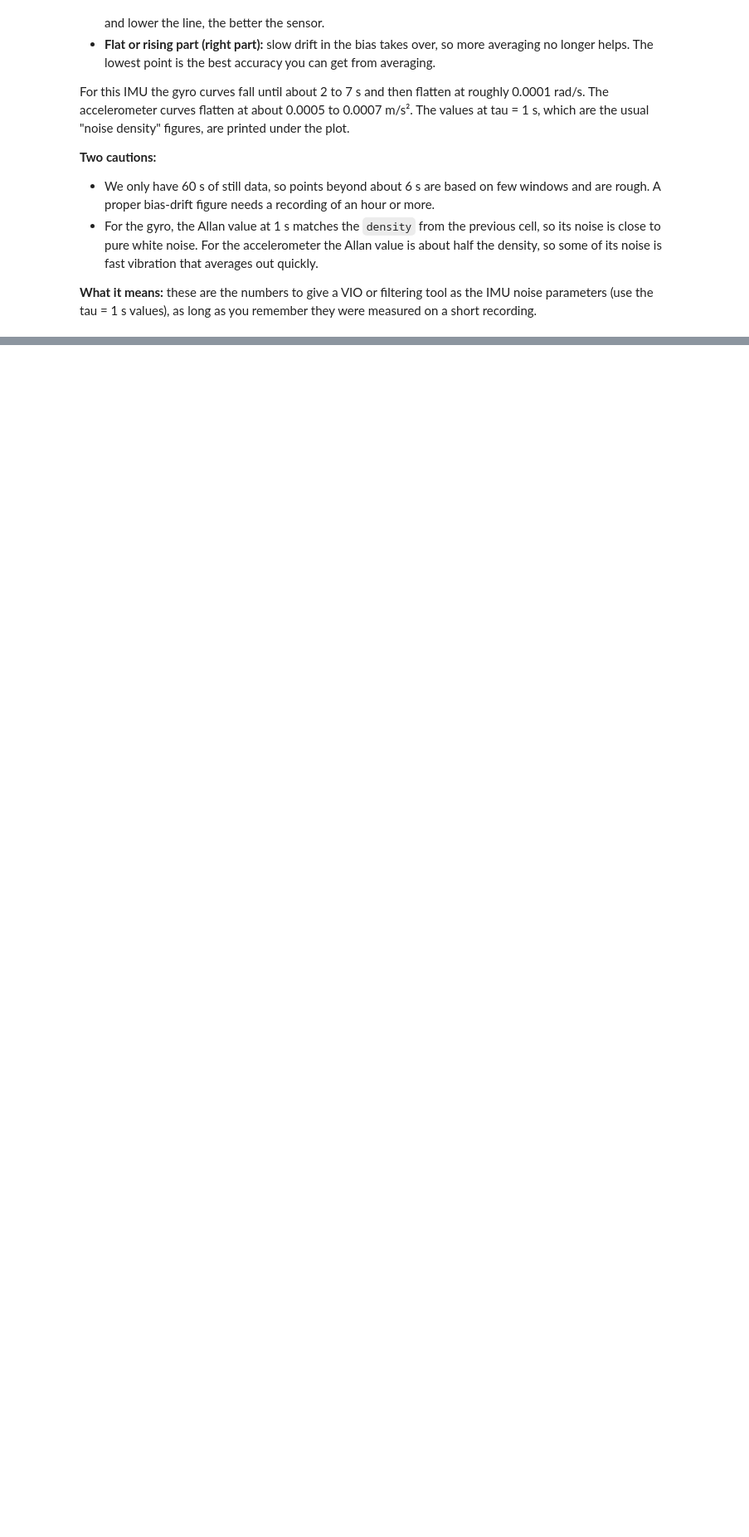
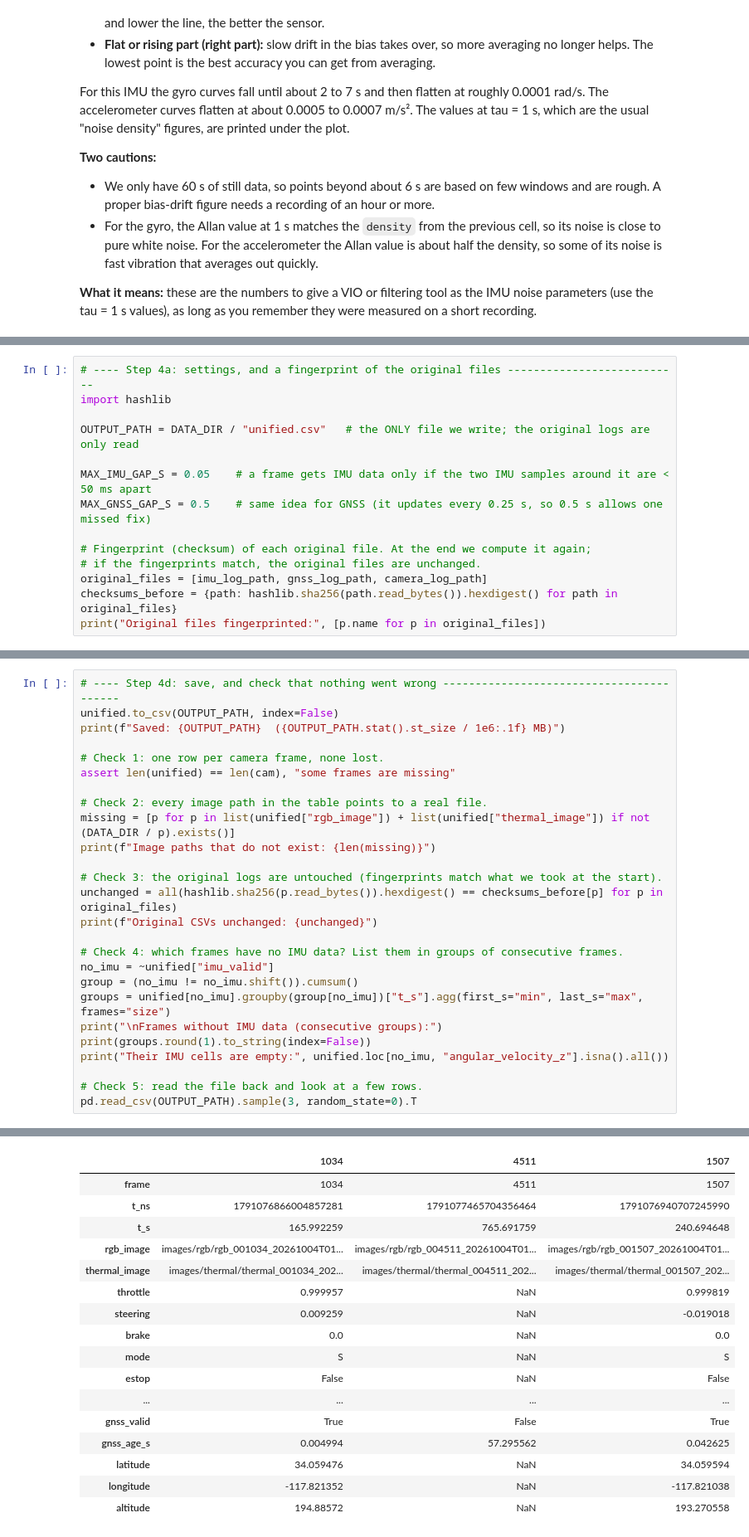
Before and after one commit to Coolguy4123/ASL_VIO, a Jupyter notebook: DataPreprocess.ipynb, the cells around one changed output, grey strips where cells are left out. Shown at 83% size. Saved outputs shown, nothing was run; the diff lists cells and outputs as text; blank space fills up the shorter version.

Commit message:
Added unified csv section

```diff
--- a/DataPreprocess.ipynb
+++ b/DataPreprocess.ipynb
@@ -521,0 +746,14 @@ These values are for this episode. They come from one 60 s still stretch, so tre
+# %%
+# ---- Step 4a: settings, and a fingerprint of the original files ---------------------------
+import hashlib
+
+OUTPUT_PATH = DATA_DIR / "unified.csv"   # the ONLY file we write; the original logs are only read
+
+MAX_IMU_GAP_S = 0.05    # a frame gets IMU data only if the two IMU samples around it are < 50 ms apart
+MAX_GNSS_GAP_S = 0.5    # same idea for GNSS (it updates every 0.25 s, so 0.5 s allows one missed fix)
+
+# Fingerprint (checksum) of each original file. At the end we compute it again;
+# if the fingerprints match, the original files are unchanged.
+original_files = [imu_log_path, gnss_log_path, camera_log_path]
+checksums_before = {path: hashlib.sha256(path.read_bytes()).hexdigest() for path in original_files}
+print("Original files fingerprinted:", [p.name for p in original_files])
@@ -521,0 +885,27 @@ These values are for this episode. They come from one 60 s still stretch, so tre
+# %%
+# ---- Step 4d: save, and check that nothing went wrong -----------------------------------------
+unified.to_csv(OUTPUT_PATH, index=False)
+print(f"Saved: {OUTPUT_PATH}  ({OUTPUT_PATH.stat().st_size / 1e6:.1f} MB)")
+
+# Check 1: one row per camera frame, none lost.
+assert len(unified) == len(cam), "some frames are missing"
+
+# Check 2: every image path in the table points to a real file.
+missing = [p for p in list(unified["rgb_image"]) + list(unified["thermal_image"]) if not (DATA_DIR / p).exists()]
+print(f"Image paths that do not exist: {len(missing)}")
+
+# Check 3: the original logs are untouched (fingerprints match what we took at the start).
+unchanged = all(hashlib.sha256(p.read_bytes()).hexdigest() == checksums_before[p] for p in original_files)
+print(f"Original CSVs unchanged: {unchanged}")
+
+# Check 4: which frames have no IMU data? List them in groups of consecutive frames.
+no_imu = ~unified["imu_valid"]
+group = (no_imu != no_imu.shift()).cumsum()
+groups = unified[no_imu].groupby(group[no_imu])["t_s"].agg(first_s="min", last_s="max", frames="size")
+print("\nFrames without IMU data (consecutive groups):")
+print(groups.round(1).to_string(index=False))
+print("Their IMU cells are empty:", unified.loc[no_imu, "angular_velocity_z"].isna().all())
+
+# Check 5: read the file back and look at a few rows.
+pd.read_csv(OUTPUT_PATH).sample(3, random_state=0).T
+# %% [output]
@@ -521,0 +922,17 @@ These values are for this episode. They come from one 60 s still stretch, so tre
+|  | 1034 | 4511 | 1507 |
+| frame | 1034 | 4511 | 1507 |
+| t_ns | 1791076866004857281 | 1791077465704356464 | 1791076940707245990 |
+| t_s | 165.992259 | 765.691759 | 240.694648 |
+| rgb_image | images/rgb/rgb_001034_20261004T01... | images/rgb/rgb_004511_20261004T01... | images/rgb/rgb_001507_20261004T01... |
+| thermal_image | images/thermal/thermal_001034_202... | images/thermal/thermal_004511_202... | images/thermal/thermal_001507_202... |
+| throttle | 0.999957 | NaN | 0.999819 |
+| steering | 0.009259 | NaN | -0.019018 |
+| brake | 0.0 | NaN | 0.0 |
+| mode | S | NaN | S |
+| estop | False | NaN | False |
+| ... | ... | ... | ... |
+| gnss_valid | True | False | True |
+| gnss_age_s | 0.004994 | 57.295562 | 0.042625 |
+| latitude | 34.059476 | NaN | 34.059594 |
+| longitude | -117.821352 | NaN | -117.821038 |
+| altitude | 194.88572 | NaN | 193.270558 |
```
Also changed, not shown: parts of 21 cells of this notebook.
